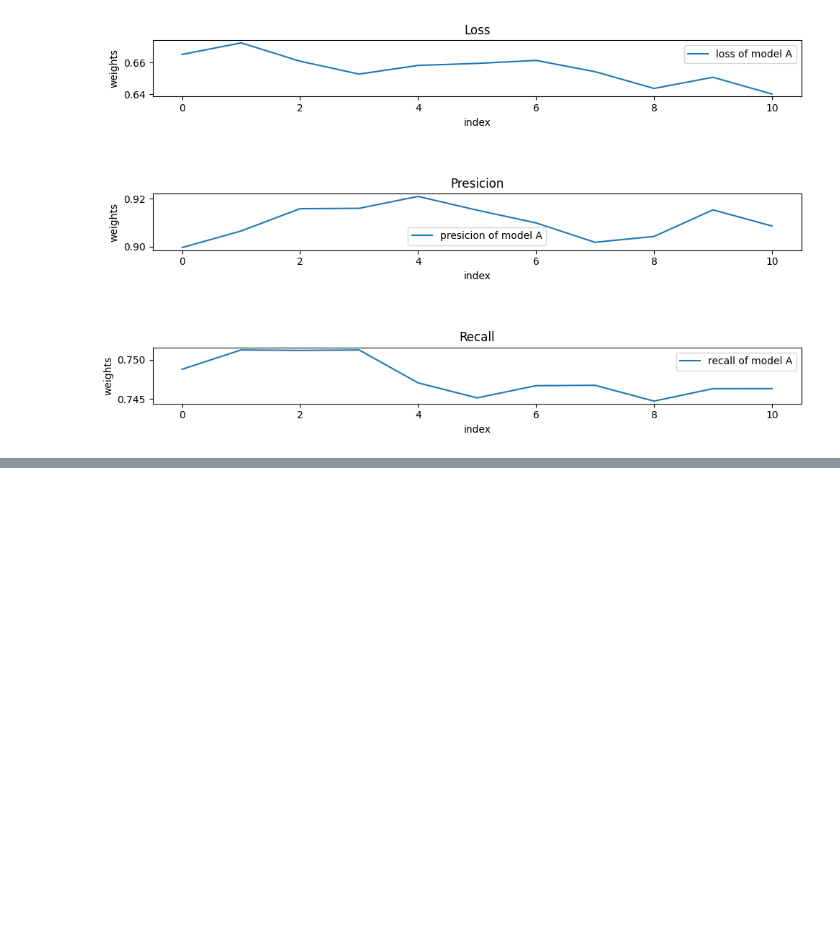
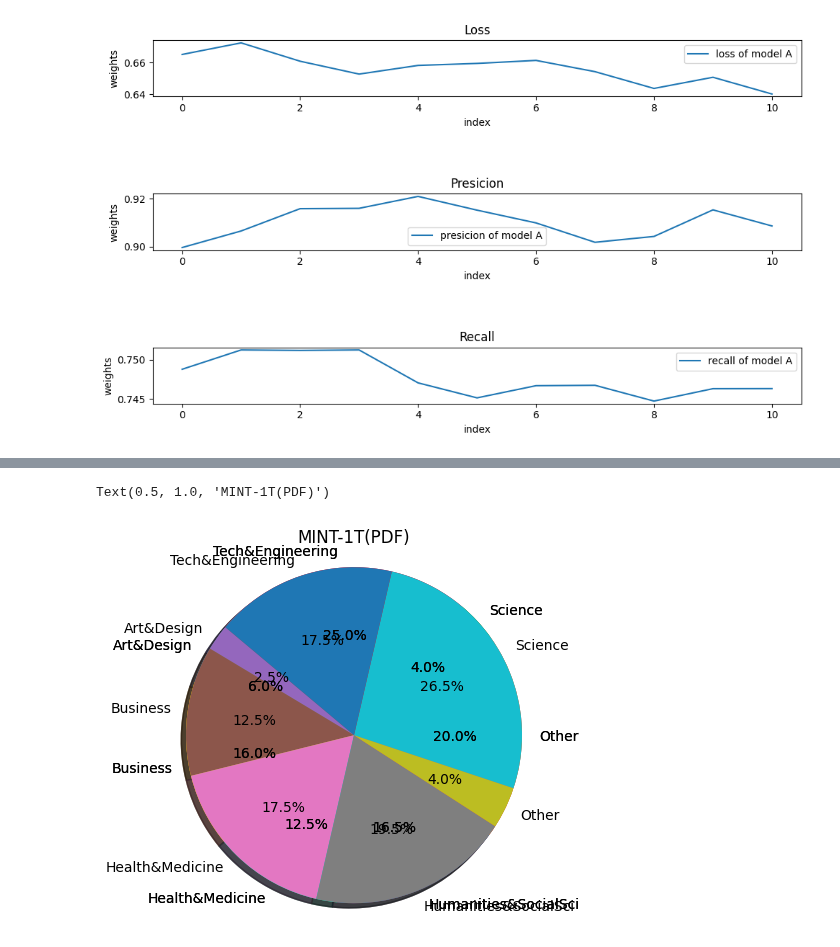
Before and after one commit to Balots/train, a Jupyter notebook: AMO/AMOL_5/AMOL_5.ipynb, the cells around one changed output, grey strips where cells are left out. Saved outputs shown, nothing was run; the diff lists cells and outputs as text; code cells hidden in the pictures; blank space fills up the shorter version.

```diff
--- a/AMO/AMOL_5/AMOL_5.ipynb
+++ b/AMO/AMOL_5/AMOL_5.ipynb
@@ -125,0 +223,36 @@ array([ 0,  1,  2,  3,  4,  5,  6,  7,  8,  9, 10])
+# %%
+df = pd.read_csv("mint-1T.csv", index_col='Unnamed: 0')
+
+# model 1
+title = df.iloc[0,0]
+perc_size = df.iloc[1,1:].values
+labels = df.columns[1:]
+count_labels = df.columns[1:].__len__()
+
+plt.pie(perc_size, labels=labels, autopct='%1.1f%%', shadow=True, startangle=140)
+plt.axis('equal')
+plt.title(title)
+
+
+# model 2
+title = df.iloc[1,0]
+perc_size = df.iloc[1,1:].values
+labels = df.columns[1:]
+count_labels = df.columns[1:].__len__()
+
+plt.pie(perc_size, labels=labels, autopct='%1.1f%%', shadow=True, startangle=140)
+plt.axis('equal')
+plt.title(title)
+
+# model 3
+title = df.iloc[2,0]
+perc_size = df.iloc[2,1:].values
+labels = df.columns[1:]
+count_labels = df.columns[1:].__len__()
+
+plt.pie(perc_size, labels=labels, autopct='%1.1f%%', shadow=True, startangle=140)
+plt.axis('equal')
+plt.title(title)
+# %% [output]
+Text(0.5, 1.0, 'MINT-1T(PDF)')
+[figure, added]
```
Also changed, not shown: parts of 7 cells of this notebook, 13 other files.
